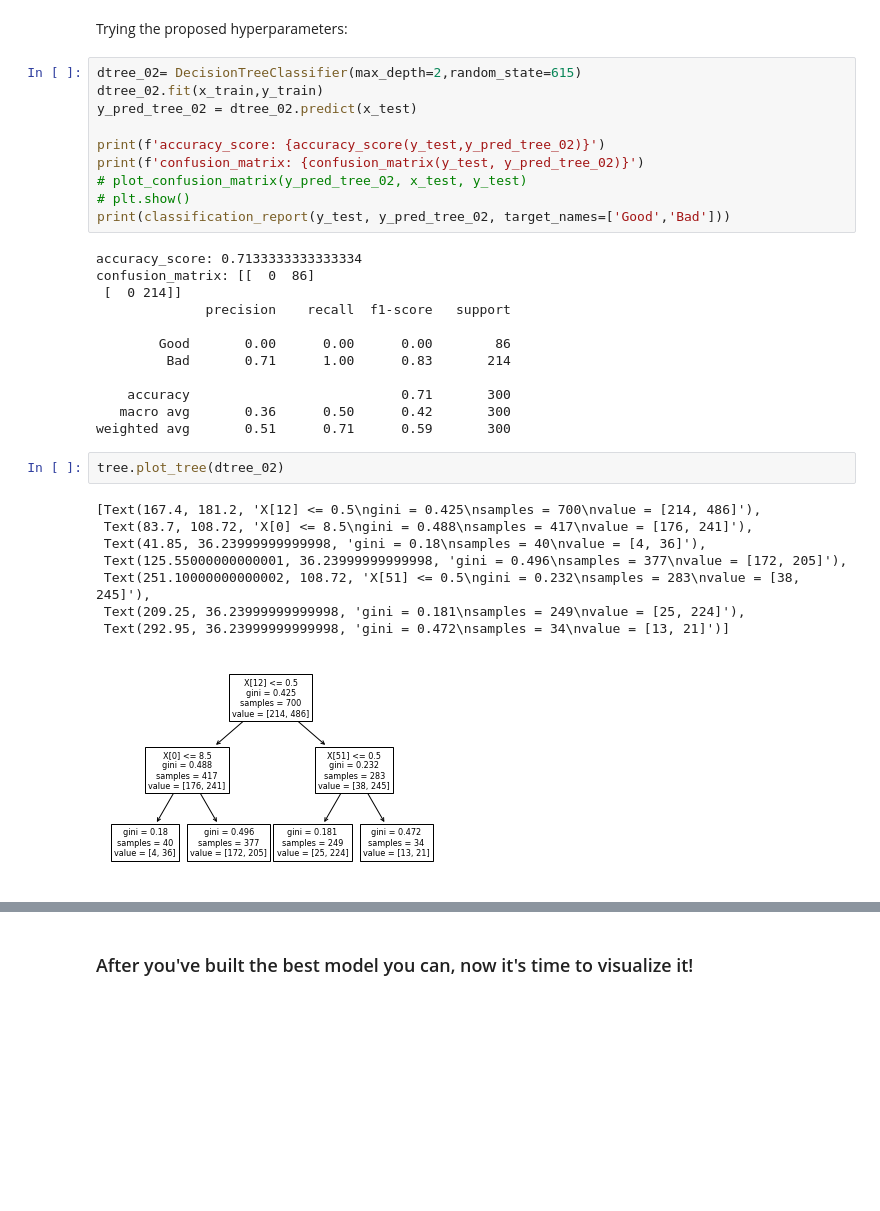
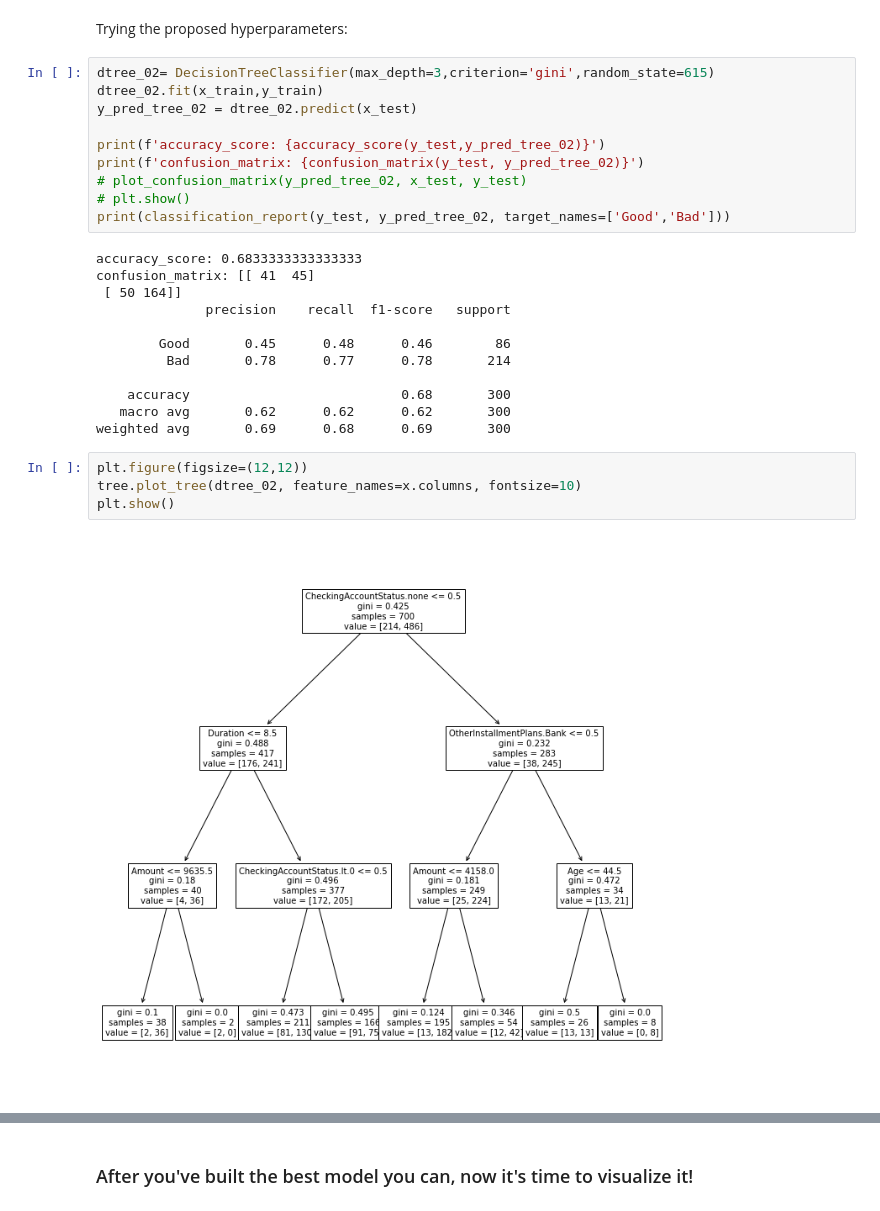
Before and after one commit to dantohe/Springboard, a Jupyter notebook: trees/Mini_Project_Tree-Based_Algorithms.ipynb, the cells around one changed output, grey strips where cells are left out. Drawn from its saved outputs; the diff is of its cells as text; blank space fills up the shorter version.

```diff
--- a/trees/Mini_Project_Tree-Based_Algorithms.ipynb
+++ b/trees/Mini_Project_Tree-Based_Algorithms.ipynb
@@ -330,7 +330,7 @@ DecisionTreeClassifier(max_depth=3)
 # %% [markdown]
 Trying the proposed hyperparameters:
 # %%
-dtree_02= DecisionTreeClassifier(max_depth=2,random_state=615)
+dtree_02= DecisionTreeClassifier(max_depth=3,criterion='gini',random_state=615)
 dtree_02.fit(x_train,y_train)
 y_pred_tree_02 = dtree_02.predict(x_test)
 
@@ -340,25 +340,20 @@ print(f'confusion_matrix: {confusion_matrix(y_test, y_pred_tree_02)}')
 # plt.show()
 print(classification_report(y_test, y_pred_tree_02, target_names=['Good','Bad']))
 # %% [output]
-accuracy_score: 0.7133333333333334
-confusion_matrix: [[  0  86]
- [  0 214]]
+accuracy_score: 0.6833333333333333
+confusion_matrix: [[ 41  45]
+ [ 50 164]]
               precision    recall  f1-score   support
 
-        Good       0.00      0.00      0.00        86
-         Bad       0.71      1.00      0.83       214
+        Good       0.45      0.48      0.46        86
+         Bad       0.78      0.77      0.78       214
 
-    accuracy                           0.71       300
-   macro avg       0.36      0.50      0.42       300
-weighted avg       0.51      0.71      0.59       300
+    accuracy                           0.68       300
+   macro avg       0.62      0.62      0.62       300
+weighted avg       0.69      0.68      0.69       300
-# %%
-tree.plot_tree(dtree_02)
-# %% [output]
-[Text(167.4, 181.2, 'X[12] <= 0.5\ngini = 0.425\nsamples = 700\nvalue = [214, 486]'),
- Text(83.7, 108.72, 'X[0] <= 8.5\ngini = 0.488\nsamples = 417\nvalue = [176, 241]'),
- Text(41.85, 36.23999999999998, 'gini = 0.18\nsamples = 40\nvalue = [4, 36]'),
- Text(125.55000000000001, 36.23999999999998, 'gini = 0.496\nsamples = 377\nvalue = [172, 205]'),
- Text(251.10000000000002, 108.72, 'X[51] <= 0.5\ngini = 0.232\nsamples = 283\nvalue = [38, 245]'),
- Text(209.25, 36.23999999999998, 'gini = 0.181\nsamples = 249\nvalue = [25, 224]'),
- Text(292.95, 36.23999999999998, 'gini = 0.472\nsamples = 34\nvalue = [13, 21]')]
-[figure, removed]
+# %%
+plt.figure(figsize=(12,12))
+tree.plot_tree(dtree_02, feature_names=x.columns, fontsize=10)
+plt.show()
+# %% [output]
+[figure, added]
```
Also changed, not shown: parts of 15 cells of this notebook.
